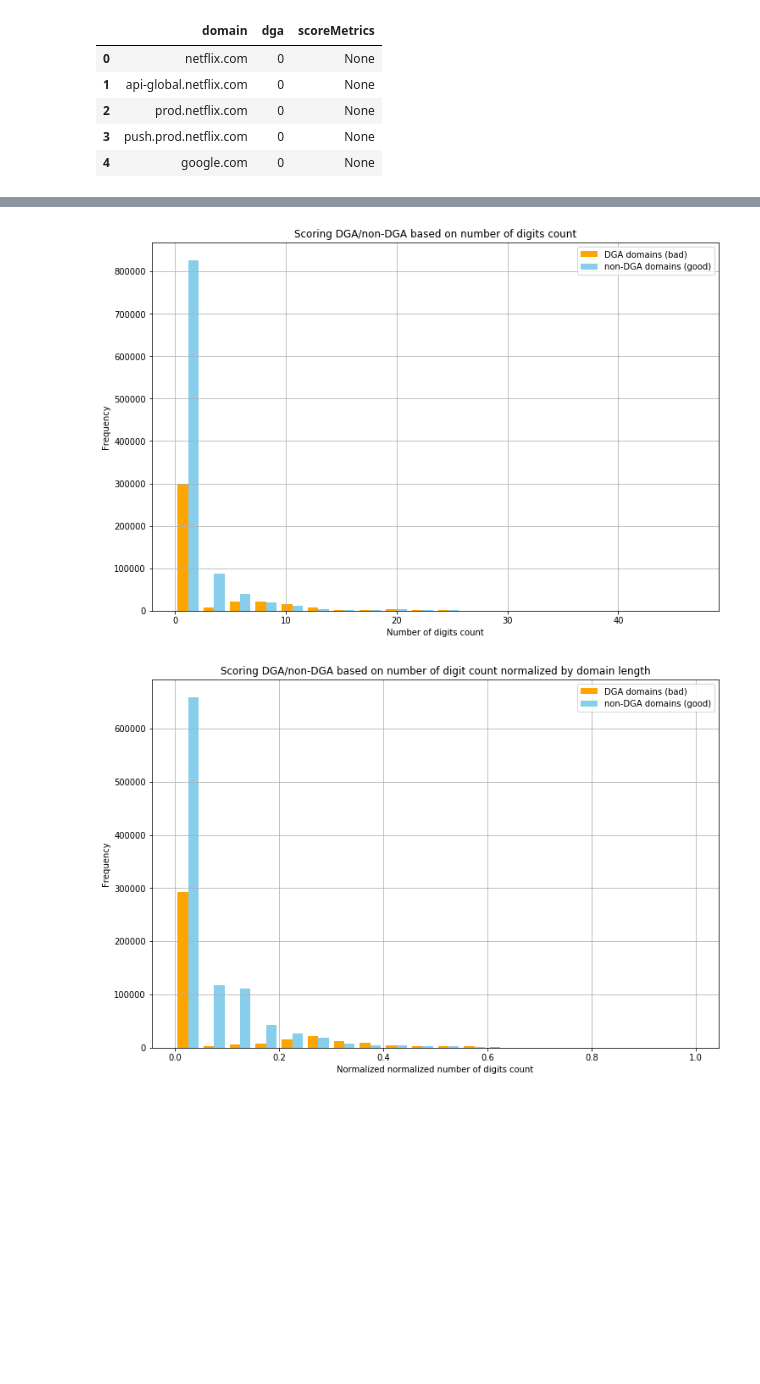
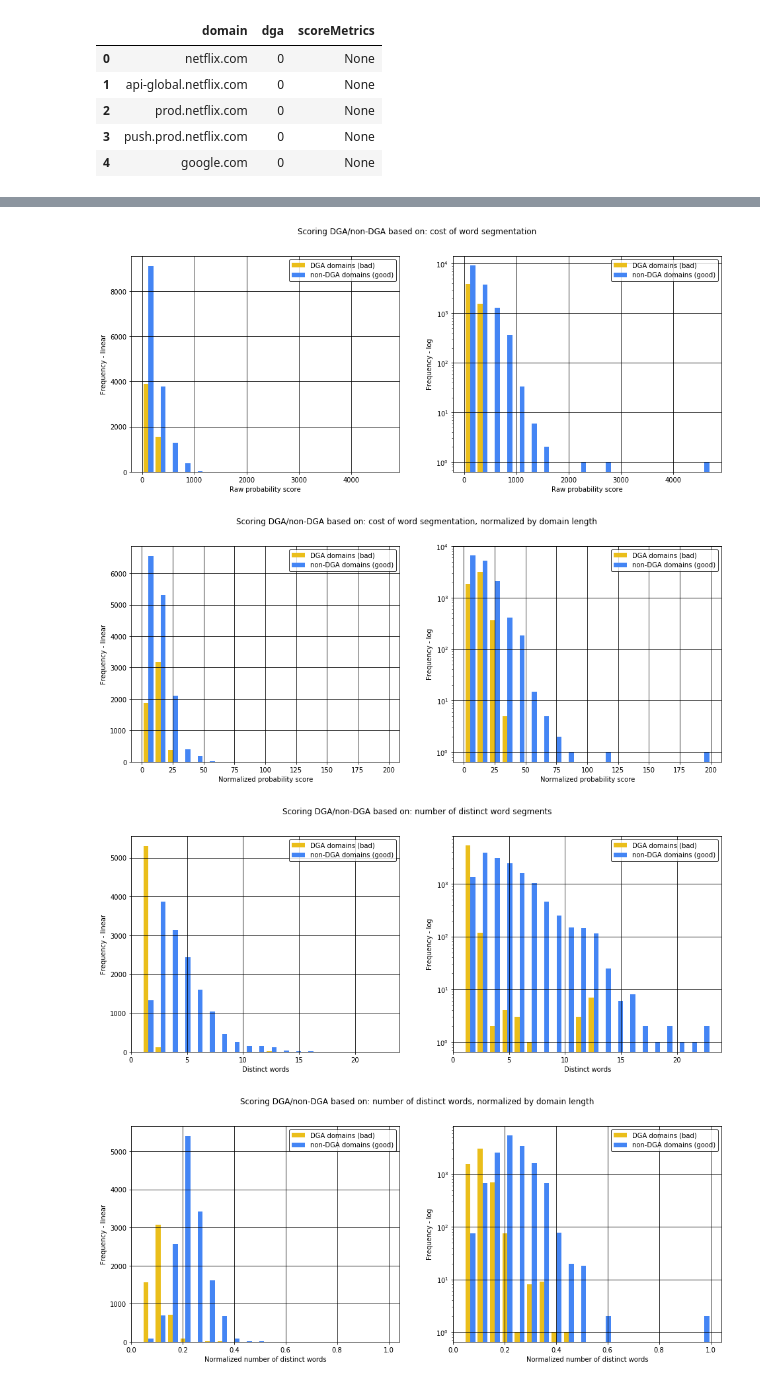
Before and after one commit to jnhunsberger/requex_private, a Jupyter notebook: code/EDA_word_check.ipynb, the cells around one changed output, grey strips where cells are left out. Cells and saved outputs as stored; diff of their text form; code cells hidden in the pictures; blank space fills up the shorter version.

Commit message:
Restructured plotting code, added EDA plots for requeX.net

```diff
--- a/code/EDA_word_check.ipynb
+++ b/code/EDA_word_check.ipynb
@@ -354,10 +324,0 @@ plot_hists(sc_dga, sc_nondga, 3, 'Normalized number of distinct words',
-# %%
-plot_hists(sc_dga, sc_nondga, 4, 'Number of digits count',
-           'Scoring DGA/non-DGA based on number of digits count')
-# %% [output]
-[figure, removed]
-# %%
-plot_hists(sc_dga, sc_nondga, 5, 'Normalized normalized number of digits count',
-           'Scoring DGA/non-DGA based on number of digit count normalized by domain length')
-# %% [output]
-[figure, removed]
@@ -363,0 +417,50 @@ plot_hists(sc_dga, sc_nondga, 5, 'Normalized normalized number of digits count',
+# %%
+# function to generate plots
+
+plots_dict = dict()
+# x-axis labels
+plots_dict[0] = ['Raw probability score']
+plots_dict[1] = ['Normalized probability score']
+plots_dict[2] = ['Distinct words']
+plots_dict[3] = ['Normalized number of distinct words']
+plots_dict[4] = ['Number of digits count']
+plots_dict[5] = ['Normalized normalized number of digits count']
+
+# chart title
+chart_prefix = 'Scoring DGA/non-DGA based on: '
+plots_dict[0].append(chart_prefix + 'cost of word segmentation')
+plots_dict[1].append(chart_prefix + 'cost of word segmentation, normalized by domain length')
+plots_dict[2].append(chart_prefix + 'number of distinct word segments')
+plots_dict[3].append(chart_prefix + 'number of distinct words, normalized by domain length')
+plots_dict[4].append(chart_prefix + 'number of digits count')
+plots_dict[5].append(chart_prefix + 'number of digit count, normalized by domain length')
+
+def process_plots(df_DGA, df_nonDGA, _logarith, choices, _fileName,
+                  _saveplt, _trnspnt, _color, pltDict=plots_dict):
+
+    if type(choices) == list:
+        idxs = choices
+    elif type(choices) == str and choices == 'all':
+        idxs = range(len(plots_dict))
+    else:
+        raise ValueError("Invalid choices passed. Can either be a list of indices or 'all'.")
+
+    for i in idxs:
+        plot_hists_v2(df_DGA, df_nonDGA, i, pltDict[i][0], _fileName,
+                      _logarith, _saveplt, _trnspnt, _color, pltDict[i][1])
+# %%
+# display plots - linear and log scale side by side)
+
+fileName = 'EDA_p2_SBS_'     # both plots side by side (SBS)
+logarith = 'both'            # plot log and linear, both
+saveplt  = 'yes'
+transpnt = False
+shade    = 'black'           # color to use for axes, labels, marks etc.
+chosen   = 'all'             # specify plots#s in list, or all
+
+process_plots(sc_dga, sc_nondga, logarith, chosen, fileName, saveplt, transpnt, shade)
+# %% [output]
+[figure, added]
+[figure, added]
+[figure, added]
+[figure, added]
```
Also changed, not shown: parts of 18 cells of this notebook, 24 other files.
